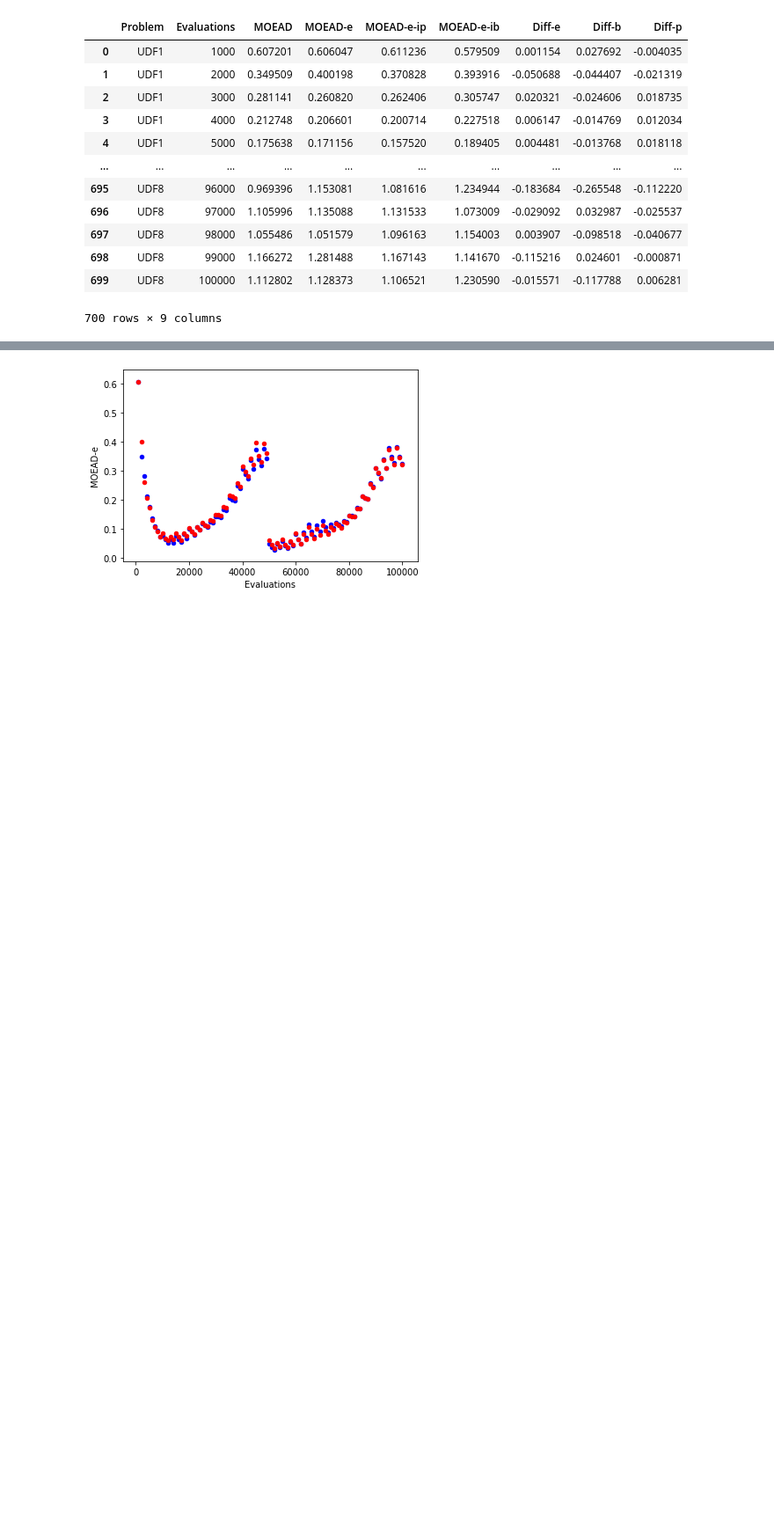
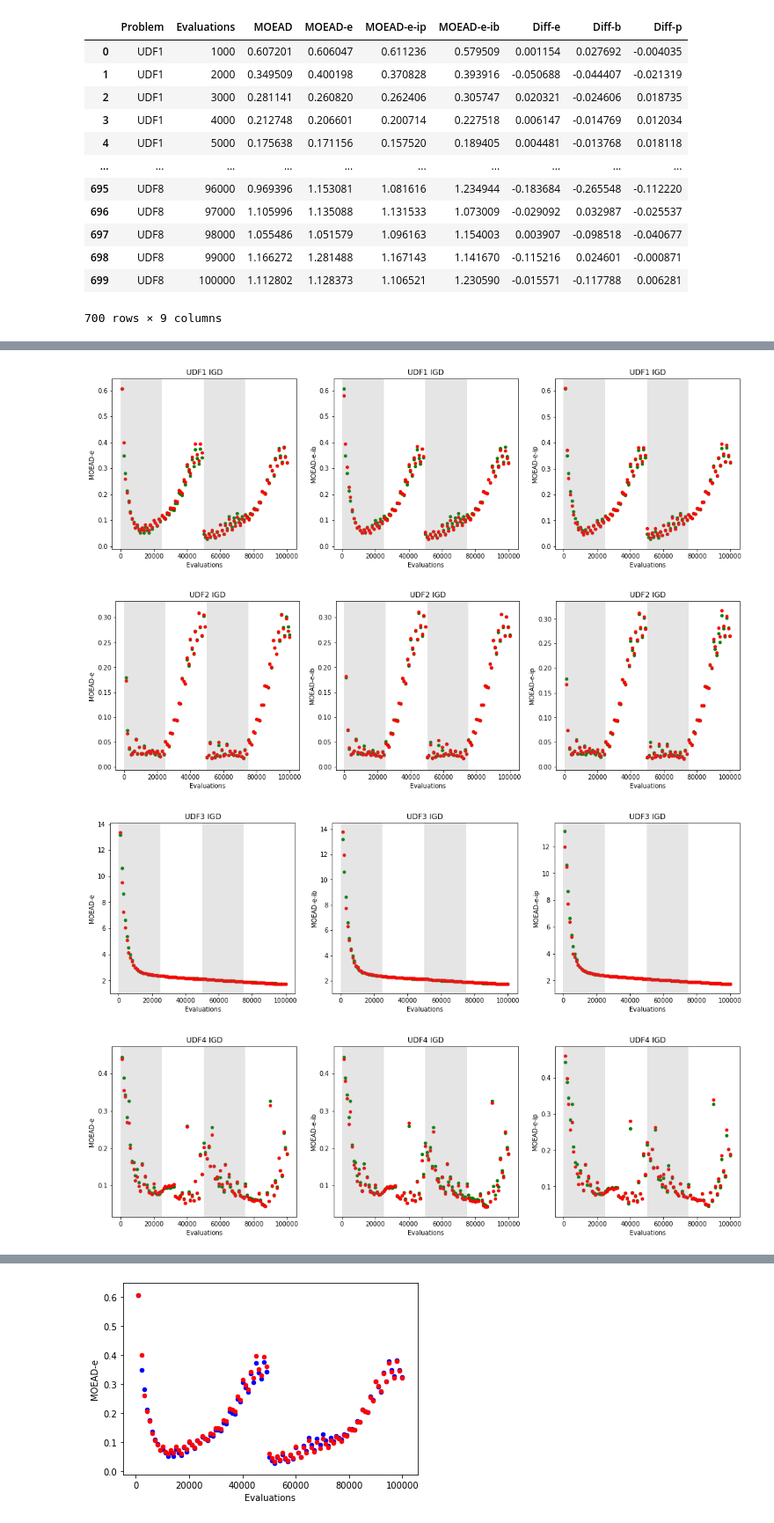
Before and after one commit to 12yuens2/cmlsga-jmetalpy, a Jupyter notebook: igd.ipynb, the cells around one changed output, grey strips where cells are left out. Shown at 88% size. Cells and saved outputs as stored; diff of their text form; code cells hidden in the pictures; blank space fills up the shorter version.

```diff
--- a/igd.ipynb
+++ b/igd.ipynb
@@ -305,0 +332,7 @@ for p in igd_df["Problem"].unique():
+# %%
+plot_scatter(igd_df, ["MOEAD-e", "MOEAD-e-ib", "MOEAD-e-ip"])
+# %% [output]
+[figure, added]
+[figure, added]
+[figure, added]
+[figure, added]
```
Also changed, not shown: parts of 12 cells of this notebook.
